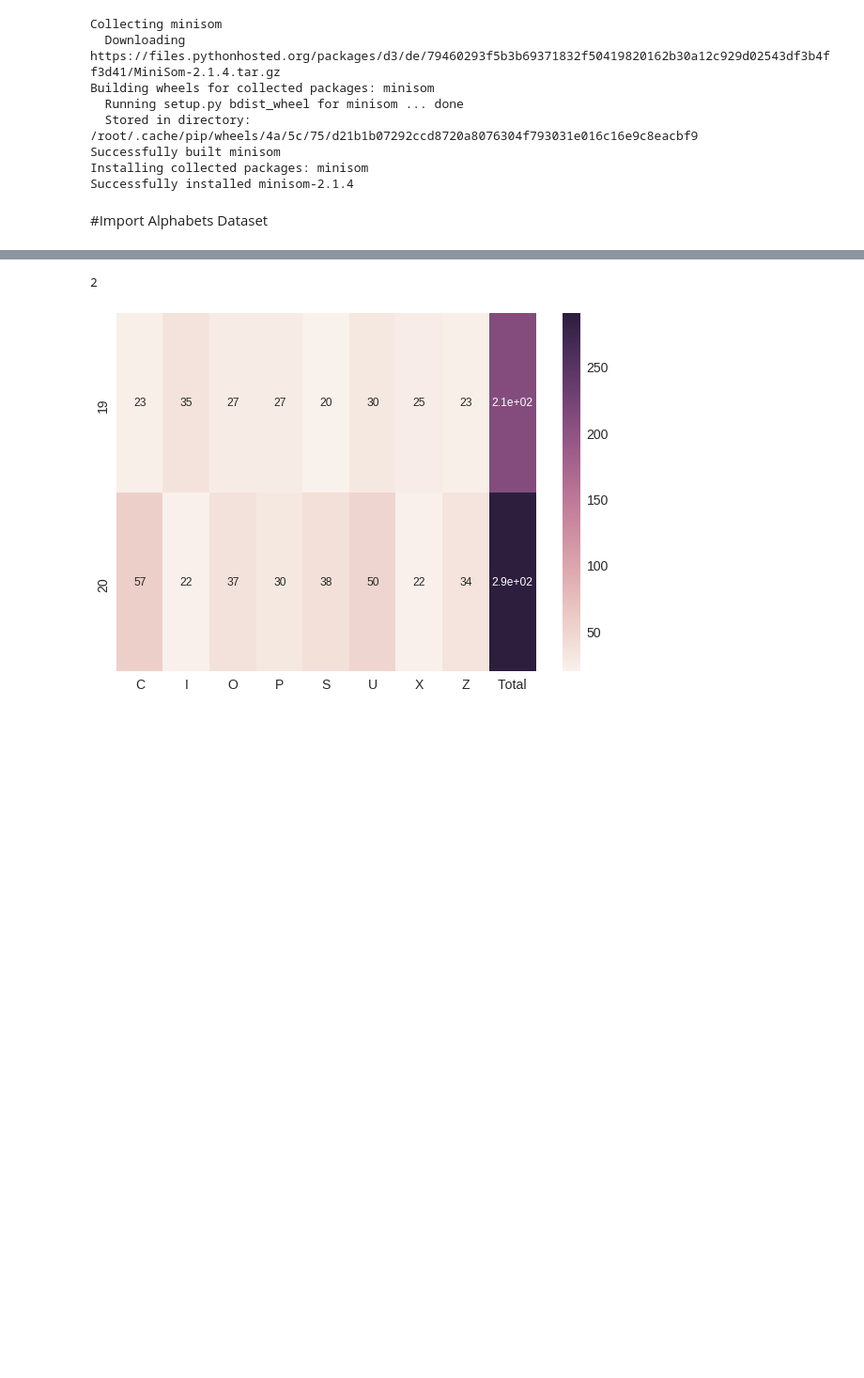
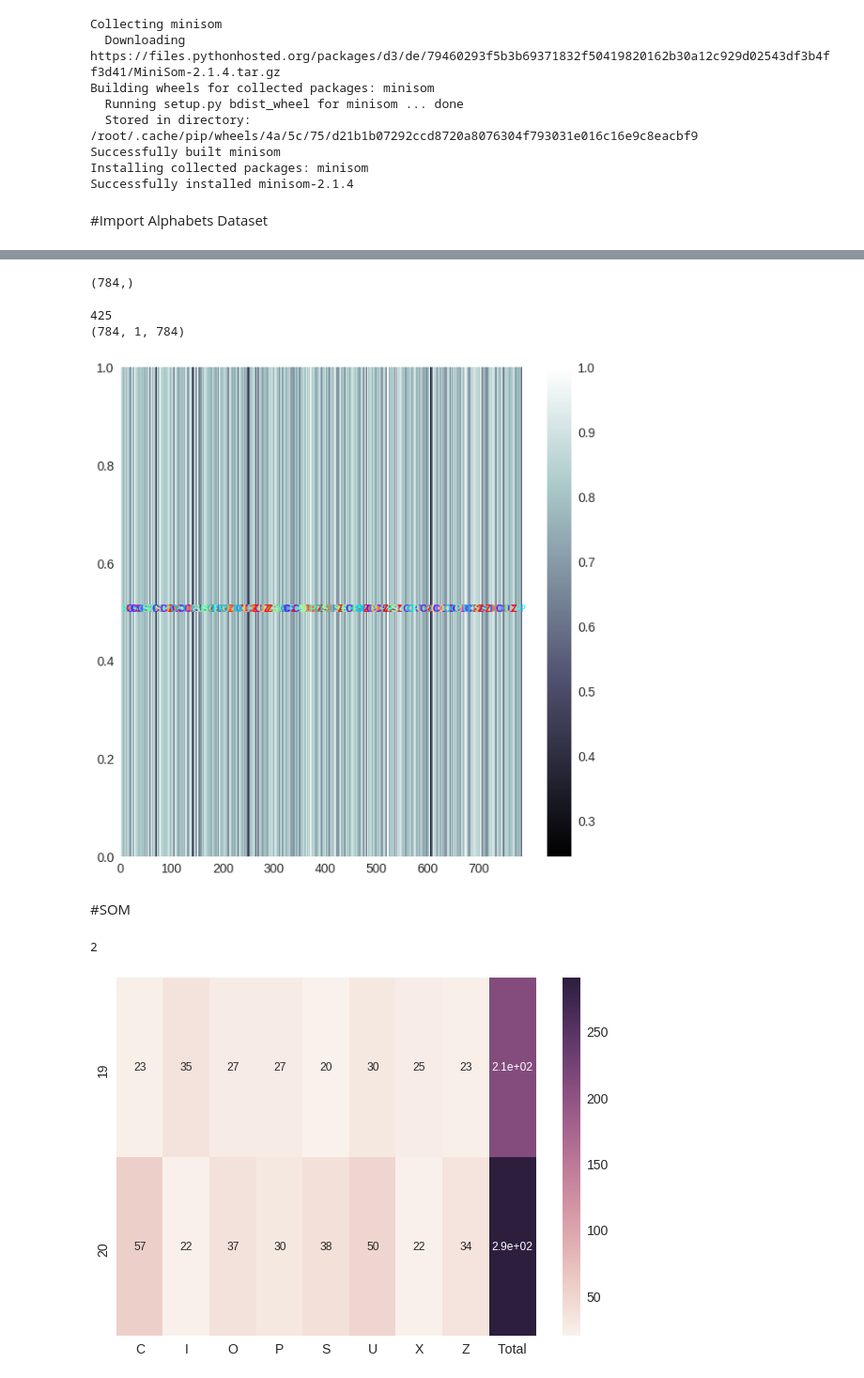
Before and after one commit to puraminy/mini_proj3, a Jupyter notebook: SOM.ipynb, the cells around one changed output, grey strips where cells are left out. Shown at 94% size. Cells and saved outputs as stored; diff of their text form; code cells hidden in the pictures; blank space fills up the shorter version.

```diff
--- a/SOM.ipynb
+++ b/SOM.ipynb
@@ -54,33 +62,44 @@ fatal: destination path 'SOM' already exists and is not an empty directory.
 # %%
 # This code added by Ahmad Pouramini
 
 print(alphabet[1].shape)
 
 from minisom import MiniSom
 
 som = MiniSom(x=784, y=1, input_len=28*28, sigma=1.0, learning_rate=1.0, neighborhood_function='triangle')  # initialization of 25x25 SOM
 som.random_weights_init(alphabet)  # initialize weights with random values
 som.train_random(alphabet, 300)
 
 
 
 
 plt.figure(figsize=(10, 10))
 
 from pylab import bone, pcolor, colorbar, plot, show
 bone()
 pcolor(som.distance_map().T)
 colorbar()
 
 for x, t in zip(alphabet, label):  # scatterplot
     w = som.winner(x)
-    print("winner=", w, " label:" , label2[t])
+    #print("winner=", w, " label:" , label2[t])
     plt. text(w[0]+.5,
               w[1]+.5,
               label2[t],
               color=plt.cm.rainbow(t / 7.),
               fontdict={'weight': 'bold',  'size': 11}
               )
+
+mappings = som.win_map(alphabet)
+print(len(mappings))
+print(np.shape(som._weights))
+# %% [output]
+(784,)
+425
+(784, 1, 784)
+[figure, added]
+# %% [markdown]
+#SOM
 # %%
 # SOM Training
 from minisom import MiniSom
```
Also changed, not shown: parts of 7 cells of this notebook.
